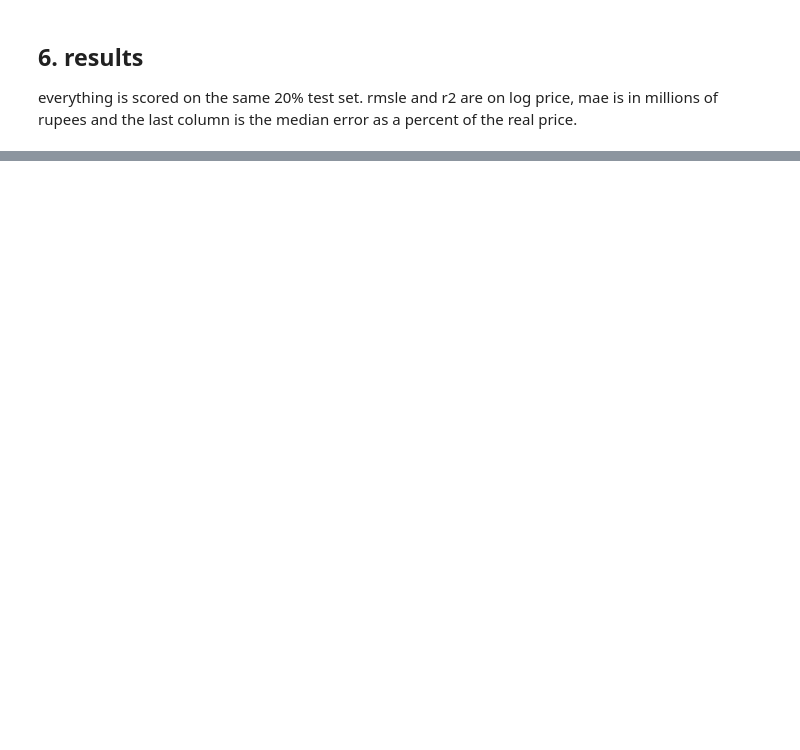
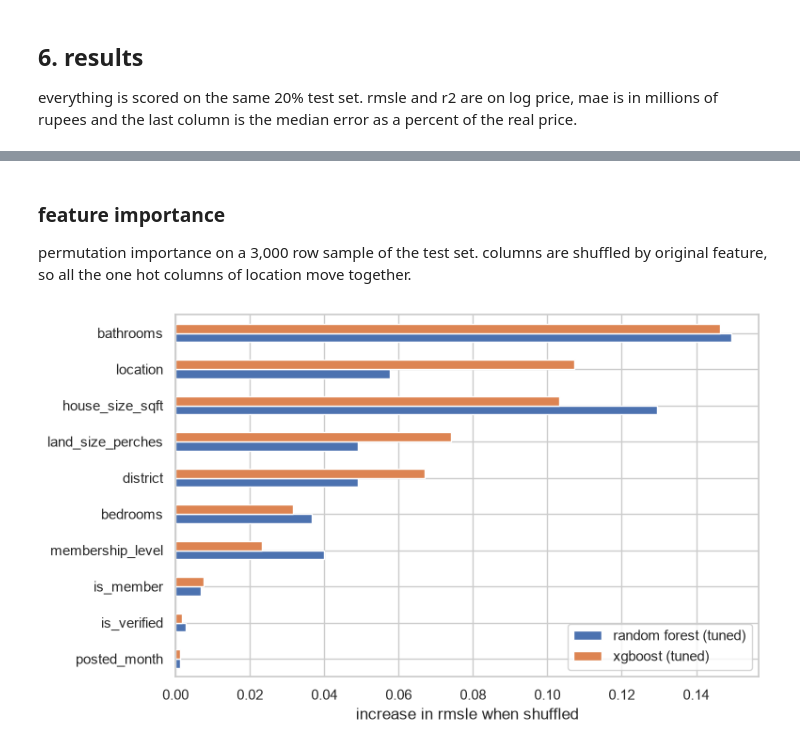
Before and after one commit to dsameendra/lk-ensemble-lab, a Jupyter notebook: notebooks/modelling.ipynb, the cells around one changed output, grey strips where cells are left out. Saved outputs shown, nothing was run; the diff lists cells and outputs as text; code cells hidden in the pictures; blank space fills up the shorter version.

```diff
--- a/notebooks/modelling.ipynb
+++ b/notebooks/modelling.ipynb
@@ -275,0 +306,19 @@ voting gets 0.376 and stacking 0.374, only a small step from xgboost alone (0.37
+# %% [markdown]
+### feature importance
+
+permutation importance on a 3,000 row sample of the test set. columns are shuffled by original feature, so all the one hot columns of location move together.
+# %%
+sub = X_test.sample(3000, random_state=SEED)
+y_sub = y_test.loc[sub.index]
+
+imp = {}
+for name in ['random forest (tuned)', 'xgboost (tuned)']:
+    r = permutation_importance(models[name], sub, y_sub, scoring=score, n_repeats=5, random_state=SEED, n_jobs=1)
+    imp[name] = pd.Series(r.importances_mean, index=features)
+
+imp = pd.DataFrame(imp).sort_values('xgboost (tuned)')
+imp.plot.barh(figsize=(8, 5))
+plt.xlabel('increase in rmsle when shuffled')
+plt.show()
+# %% [output]
+[figure, added]
```
Also changed, not shown: parts of 27 cells of this notebook.
